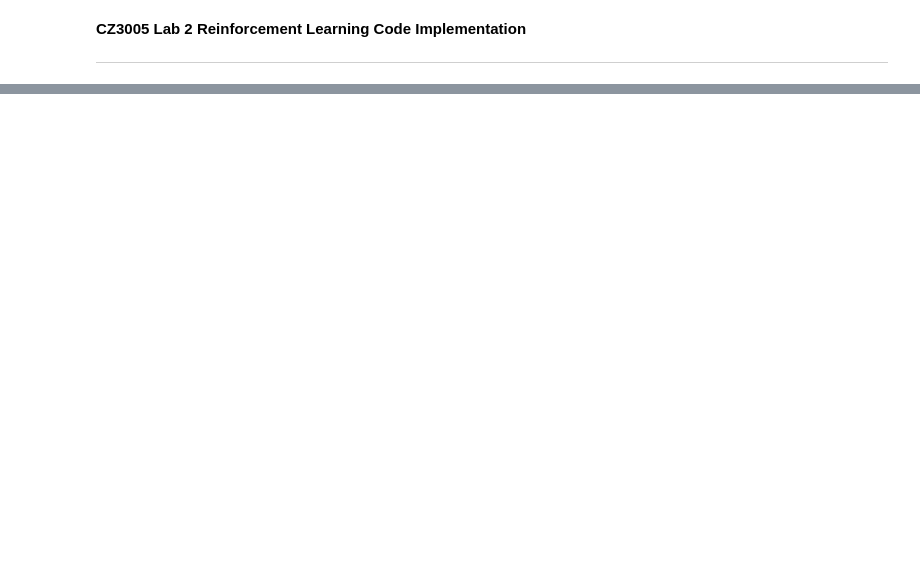
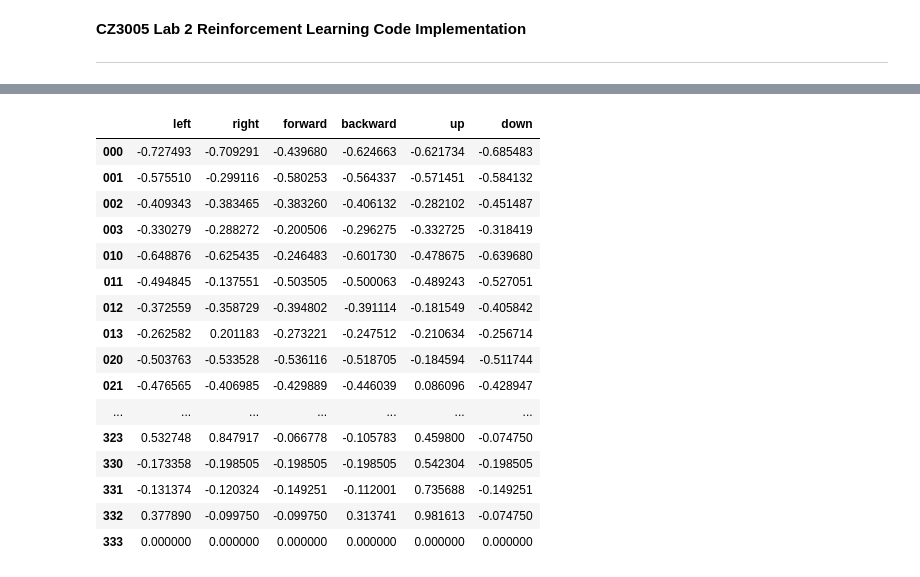
Before and after one commit to kailing231/treasurecube, a Jupyter notebook: TreasureHunt.ipynb, the cells around one changed output, grey strips where cells are left out. Drawn from its saved outputs; the diff is of its cells as text; code cells hidden in the pictures; blank space fills up the shorter version.

```diff
--- a/TreasureHunt.ipynb
+++ b/TreasureHunt.ipynb
@@ -362,0 +345,23 @@ test populated Q-table
+# %%
+agent.Q.to_csv(r'q_table.csv') # save Q-table as csv file
+
+pd.set_option('display.max_rows', 100) # show Q-table here
+agent.Q
+# %% [output]
+|  | left | right | forward | backward | up | down |
+| 000 | -0.727493 | -0.709291 | -0.439680 | -0.624663 | -0.621734 | -0.685483 |
+| 001 | -0.575510 | -0.299116 | -0.580253 | -0.564337 | -0.571451 | -0.584132 |
+| 002 | -0.409343 | -0.383465 | -0.383260 | -0.406132 | -0.282102 | -0.451487 |
+| 003 | -0.330279 | -0.288272 | -0.200506 | -0.296275 | -0.332725 | -0.318419 |
+| 010 | -0.648876 | -0.625435 | -0.246483 | -0.601730 | -0.478675 | -0.639680 |
+| 011 | -0.494845 | -0.137551 | -0.503505 | -0.500063 | -0.489243 | -0.527051 |
+| 012 | -0.372559 | -0.358729 | -0.394802 | -0.391114 | -0.181549 | -0.405842 |
+| 013 | -0.262582 | 0.201183 | -0.273221 | -0.247512 | -0.210634 | -0.256714 |
+| 020 | -0.503763 | -0.533528 | -0.536116 | -0.518705 | -0.184594 | -0.511744 |
+| 021 | -0.476565 | -0.406985 | -0.429889 | -0.446039 | 0.086096 | -0.428947 |
+| ... | ... | ... | ... | ... | ... | ... |
+| 323 | 0.532748 | 0.847917 | -0.066778 | -0.105783 | 0.459800 | -0.074750 |
+| 330 | -0.173358 | -0.198505 | -0.198505 | -0.198505 | 0.542304 | -0.198505 |
+| 331 | -0.131374 | -0.120324 | -0.149251 | -0.112001 | 0.735688 | -0.149251 |
+| 332 | 0.377890 | -0.099750 | -0.099750 | 0.313741 | 0.981613 | -0.074750 |
+| 333 | 0.000000 | 0.000000 | 0.000000 | 0.000000 | 0.000000 | 0.000000 |
```
Also changed, not shown: parts of 15 cells of this notebook.
